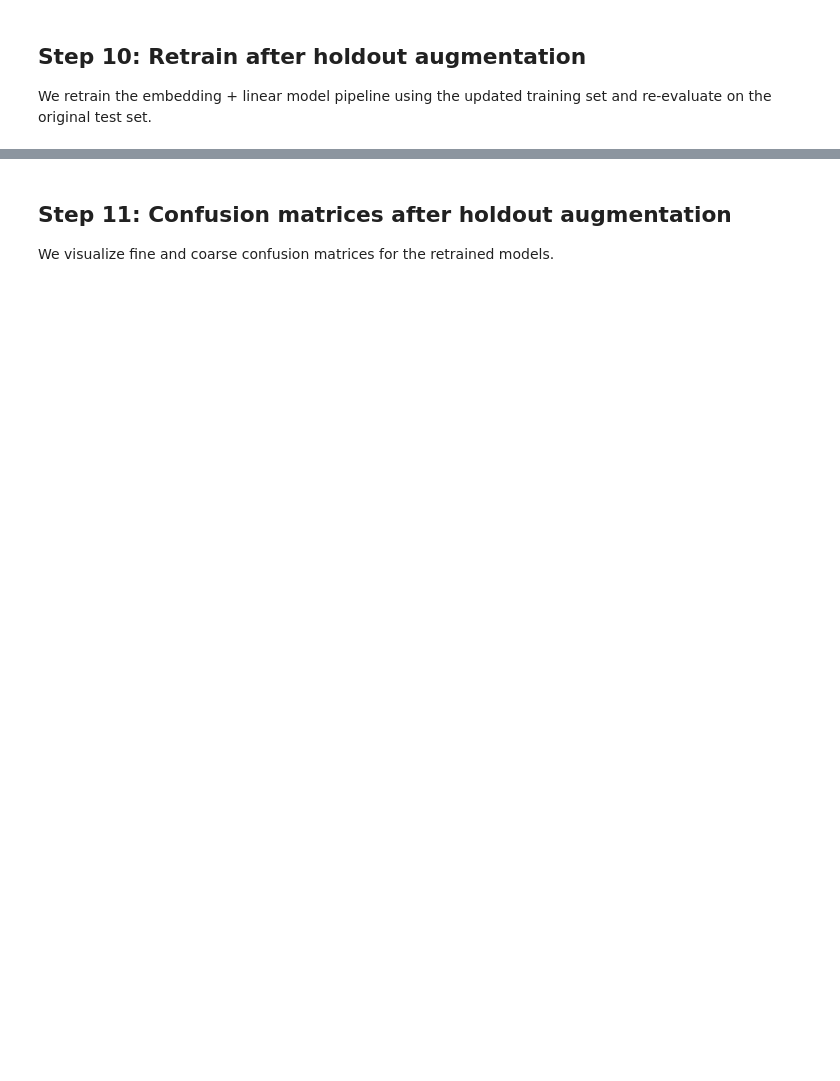
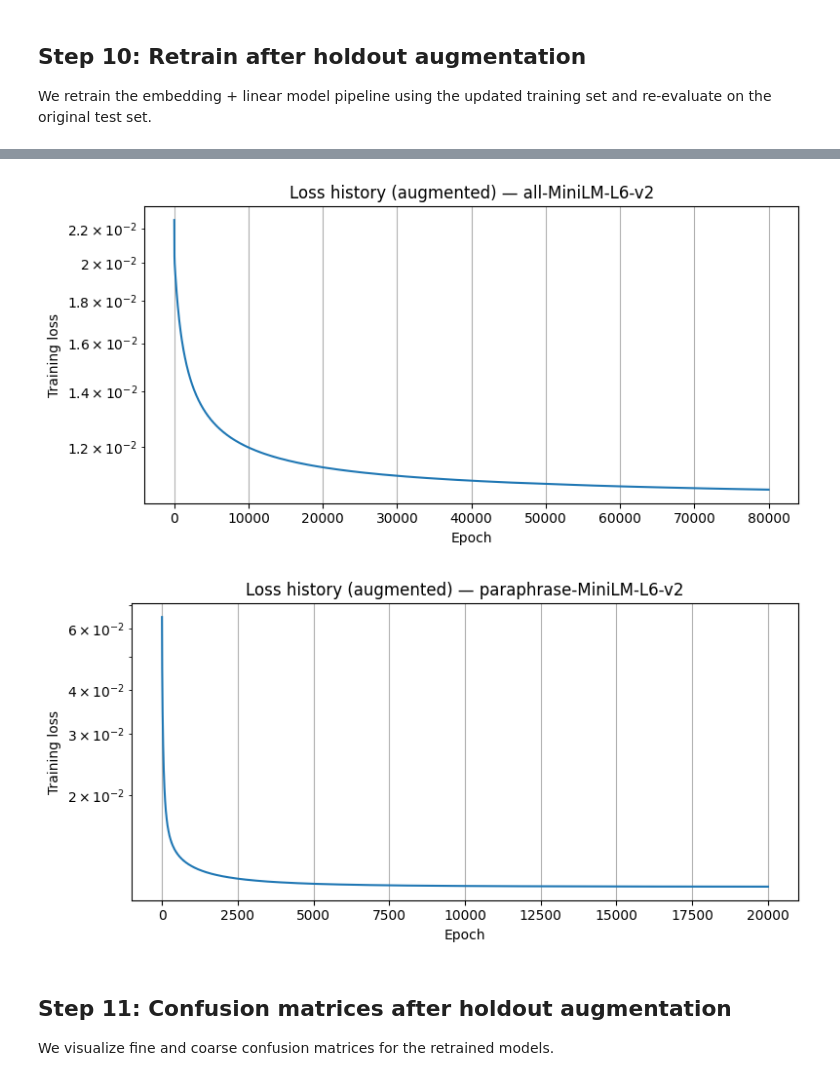
Before and after one commit to Sail-Nautica/ENGR-100-M4, a Jupyter notebook: newCodeBase.ipynb, the cells around one changed output, grey strips where cells are left out. Drawn from its saved outputs; the diff is of its cells as text; code cells hidden in the pictures; blank space fills up the shorter version.

```diff
--- a/newCodeBase.ipynb
+++ b/newCodeBase.ipynb
@@ -702,3 +719,23 @@ Epoch 20000/20000 - loss: 0.010525
+# %%
+# Plot training loss history (log scale) for augmented models
+loss_dir = Path("new_matrices")
+loss_dir.mkdir(parents=True, exist_ok=True)
+
+for model_name in embedding_models:
+    loss_history = artifacts_augmented[model_name]["loss_history"]
+    plt.figure(figsize=(8, 4))
+    plt.plot(np.arange(len(loss_history)), loss_history)
+    plt.yscale("log")
+    plt.xlabel("Epoch")
+    plt.ylabel("Training loss")
+    plt.title(f"Loss history (augmented) — {model_name}")
+    plt.grid(True)
+    plt.tight_layout()
+    plt.savefig(loss_dir / f"augmented_{model_name}_loss.png", dpi=200, bbox_inches="tight")
+    plt.show()
+# %% [output]
+[figure, added]
+[figure, added]
 # %% [markdown]
 ## Step 11: Confusion matrices after holdout augmentation
 
```
Also changed, not shown: parts of 12 cells of this notebook, 17 other files.
